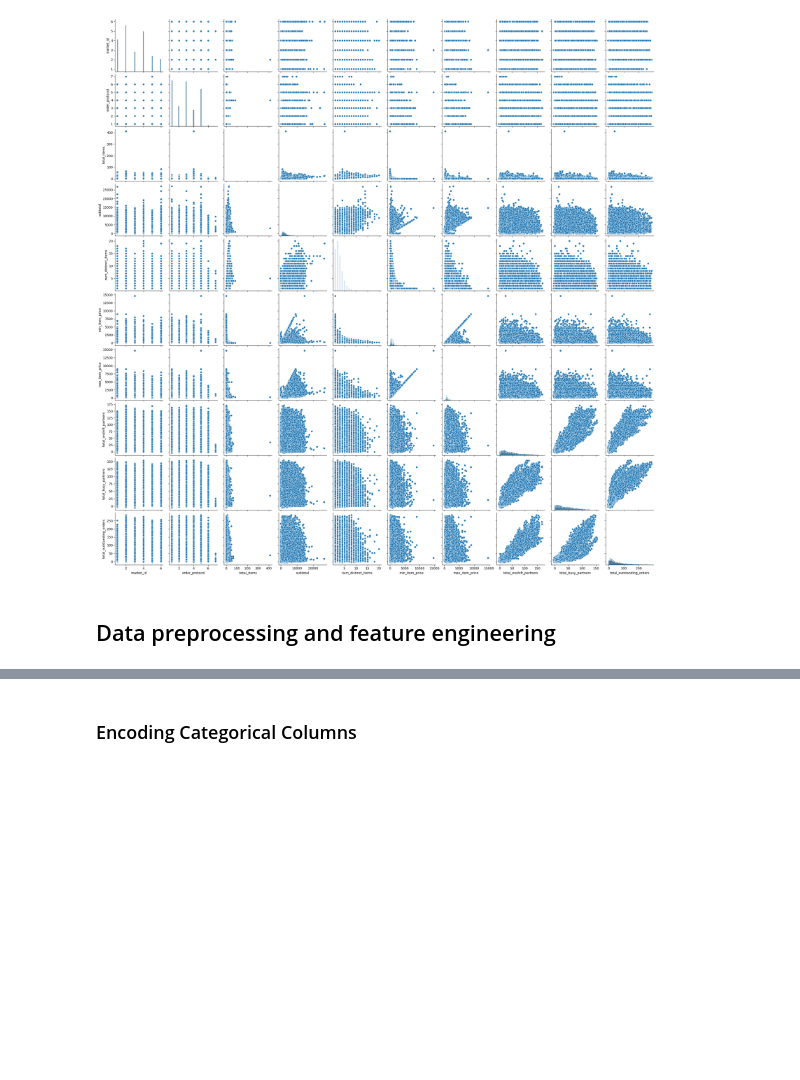
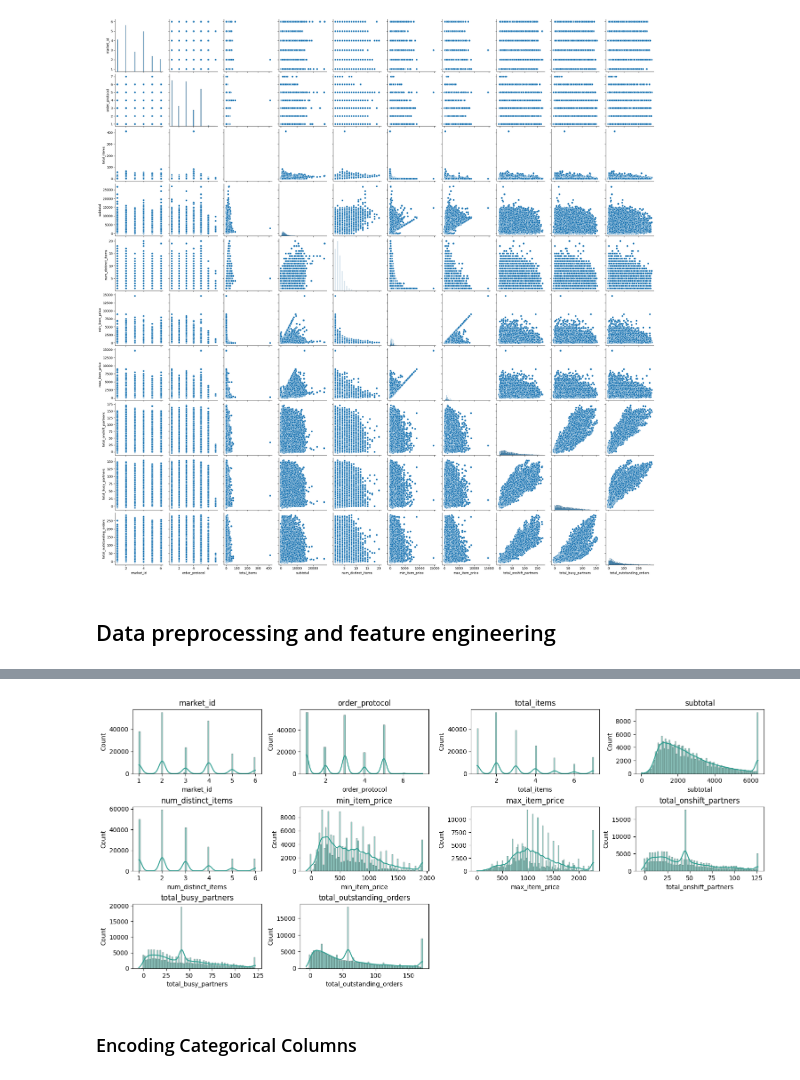
Before and after one commit to amn-sdqi/Case-Studies, a Jupyter notebook: Porter Delivery Time Estimation/main.ipynb, the cells around one changed output, grey strips where cells are left out. Cells and saved outputs as stored; diff of their text form; code cells hidden in the pictures; blank space fills up the shorter version.

```diff
--- a/Porter Delivery Time Estimation/main.ipynb
+++ b/Porter Delivery Time Estimation/main.ipynb
@@ -179,2 +258,29 @@ plt.show()
+# %%
+def handle_outliers_iqr(df, column):
+  Q1 = df[column].quantile(0.25)
+  Q3 = df[column].quantile(0.75)
+  IQR = Q3 - Q1
+  lower_bound = Q1 - 1.5 * IQR
+  upper_bound = Q3 + 1.5 * IQR
+  df[column] = np.clip(df[column], lower_bound, upper_bound)
+  return df
+
+numerical_features = ['total_items', 'subtotal', 'num_distinct_items', 'min_item_price',
+                      'max_item_price', 'total_onshift_partners', 'total_busy_partners',
+                      'total_outstanding_orders']
+
+for feature in numerical_features:
+  df = handle_outliers_iqr(df, feature)
+# %%
+plt.figure(figsize=(15, 8), layout="constrained", frameon=True)
+i = 1
+for col in numerical_data.columns:
+    plt.subplot(4, 4, i)
+    sns.histplot(df[col], kde=True, color="#2a9d8f")
+    plt.title(col)
+    i += 1
+plt.show()
+# %% [output]
+[figure, added]
 # %% [markdown]
 ### Encoding Categorical Columns
```
Also changed, not shown: parts of 42 cells of this notebook, 6 other files.
